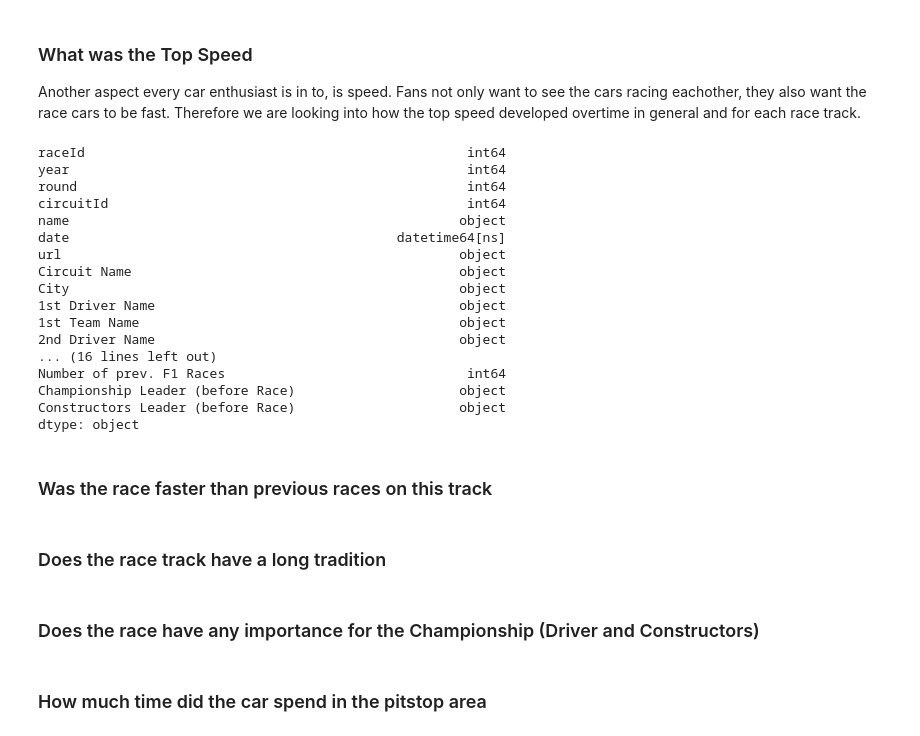
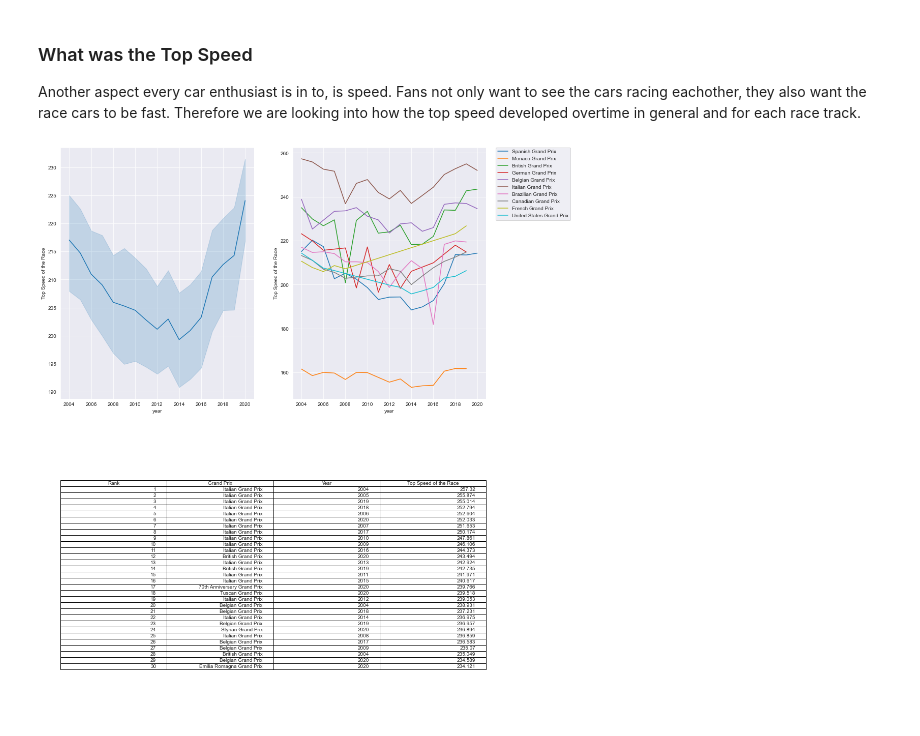
Before and after one commit to data301-2021-winter1/group16-project, a Jupyter notebook: notebooks/analysis2.ipynb, the cells around one changed output. Drawn from its saved outputs; the diff is of its cells as text; code cells hidden in the pictures.

```diff
--- a/notebooks/analysis2.ipynb
+++ b/notebooks/analysis2.ipynb
@@ -568,31 +568,32 @@ From the plots above we can see that for both categories, the plots are heavily
 # %% [markdown]
 ### What was the Top Speed
 Another aspect every car enthusiast is in to, is speed. Fans not only want to see the cars racing eachother, they also want the race cars to be fast. Therefore we are looking into how the top speed developed overtime in general and for each race track.
-# %%
-df_races.dtypes
-# %% [output]
-raceId                                                 int64
-year                                                   int64
-round                                                  int64
-circuitId                                              int64
-name                                                  object
-date                                          datetime64[ns]
-url                                                   object
-Circuit Name                                          object
-City                                                  object
-1st Driver Name                                       object
-1st Team Name                                         object
-2nd Driver Name                                       object
-... (16 lines left out)
-Number of prev. F1 Races                               int64
-Championship Leader (before Race)                     object
-Constructors Leader (before Race)                     object
-dtype: object
-# %% [markdown]
-### Was the race faster than previous races on this track
-# %% [markdown]
-### Does the race track have a long tradition
-# %% [markdown]
-### Does the race have any importance for the Championship (Driver and Constructors)
-# %% [markdown]
-### How much time did the car spend in the pitstop area
+# %%
+f = plt.figure(figsize=(15, 20))
+gs = f.add_gridspec(2,2)
+
+ax = f.add_subplot(gs[0, 0])
+df_speed = df_races[['year', 'name', 'Top Speed of the Race']]
+fig1 = sns.lineplot(x="year", y="Top Speed of the Race", data=df_speed)
+
+ax = f.add_subplot(gs[0,1])
+top_ten = df_speed.groupby(['name']).count().sort_values(by='year', ascending=False).reset_index()['name'].to_list()[:10]
+fig1 = sns.lineplot(x="year", y="Top Speed of the Race", hue='name', data=df_speed[df_speed['name'].isin(top_ten)])
+plt.legend(bbox_to_anchor=(1.05, 1), loc=2, borderaxespad=0.)
+
+sns.set_style('white')
+ax = f.add_subplot(gs[1, 0:])
+ax.spines["top"].set_visible(False)
+ax.spines["right"].set_visible(False)
+ax.spines["left"].set_visible(False)
+ax.spines["bottom"].set_visible(False)
+ax.set_yticks([])
+ax.set_xticks([])
+# list the top ten highspeeds
+df_speed_top_ten = df_speed.sort_values(by='Top Speed of the Race', ascending=False)[:30]
+df_speed_top_ten['Rank'] = list(range(1,31))
+df_speed_top_ten = df_speed_top_ten[['Rank','name', 'year', 'Top Speed of the Race']].rename(columns={'name':'Grand Prix', 'year':'Year'})
+plt.table(cellText=df_speed_top_ten.values, colLabels=df_speed_top_ten.columns, loc='center')
+sns.set_style('darkgrid')
+# %% [output]
+[figure, added]
```
Also changed, not shown: parts of 15 cells of this notebook.
